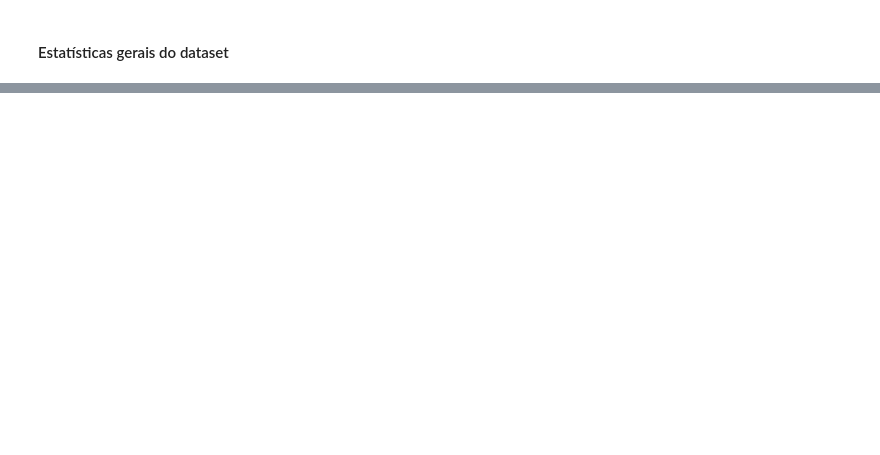
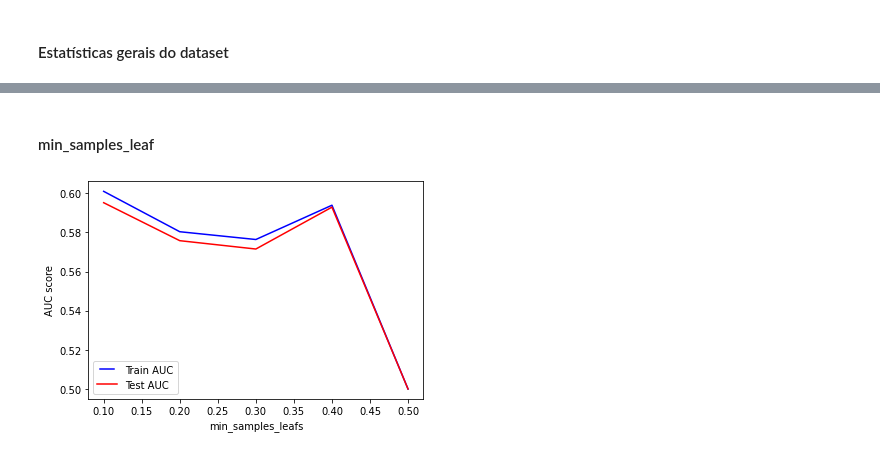
Before and after one commit to MNicaretta/KickstarterProjects, a Jupyter notebook: Kickstarter_projects.ipynb, the cells around one changed output, grey strips where cells are left out. Saved outputs shown, nothing was run; the diff lists cells and outputs as text; code cells hidden in the pictures; blank space fills up the shorter version.

```diff
--- a/Kickstarter_projects.ipynb
+++ b/Kickstarter_projects.ipynb
@@ -301,0 +419,13 @@ std     1.015917e+05       0.490674  12 days 17:21:40.477026421       0.972602
+# %% [markdown]
+#### min_samples_leaf
+# %%
+min_samples_leafs = np.linspace(0.1, 0.5, 5, endpoint=True)
+train_results = []
+test_results = []
+
+for min_samples_leaf in min_samples_leafs:
+   test_parameter(tree.DecisionTreeClassifier(max_depth=15, min_samples_split=0.3, min_samples_leaf=min_samples_leaf), train_results, test_results)
+
+plot_test_results('min_samples_leafs', min_samples_leafs, train_results, test_results)
+# %% [output]
+[figure, added]
```
Also changed, not shown: parts of 25 cells of this notebook.
